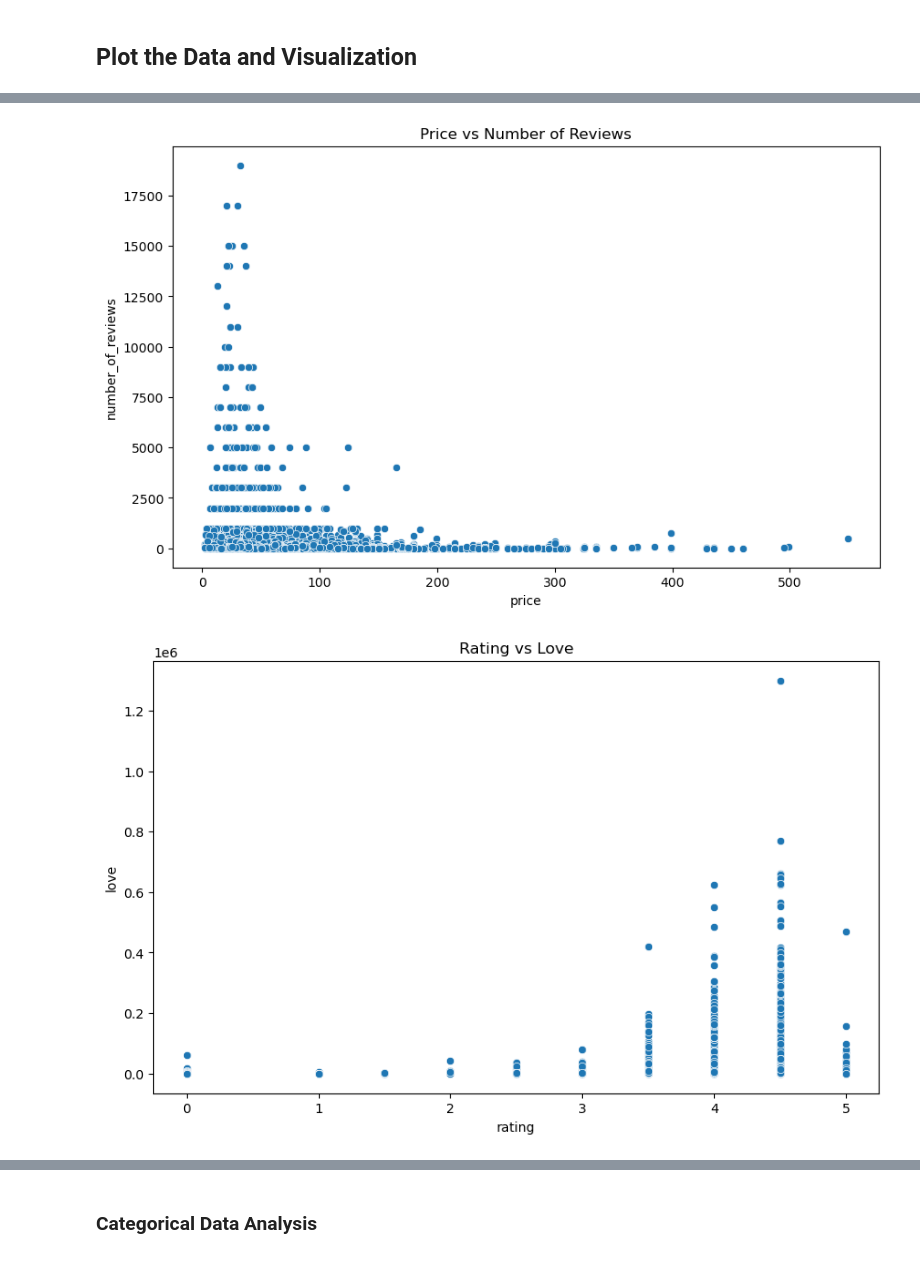
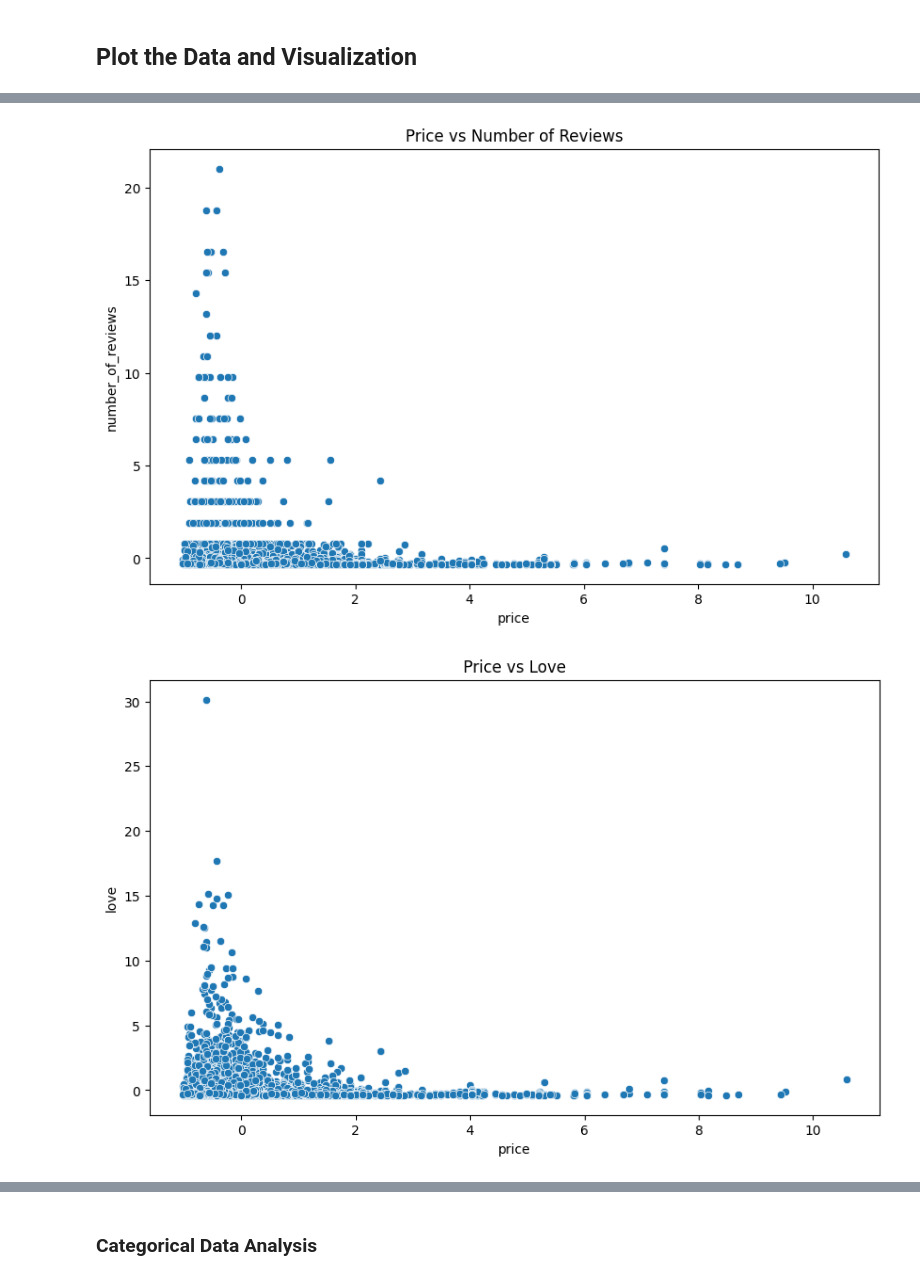
Before and after one commit to LeoH10462/Sephora, a Jupyter notebook: CSE151A_Milestone2.ipynb, the cells around one changed output, grey strips where cells are left out. Cells and saved outputs as stored; diff of their text form; code cells hidden in the pictures.

```diff
--- a/CSE151A_Milestone2.ipynb
+++ b/CSE151A_Milestone2.ipynb
@@ -100,6 +128,11 @@ print("Unique Brands:", count_brand)
 Unique Products: 9106
 Unique Categories: 143
 Unique Brands: 324
+# %%
+# Selecting numerical columns for standardization
+numerical_features = ['price', 'rating', 'number_of_reviews', 'love']
+scaler = StandardScaler()
+data[numerical_features] = scaler.fit_transform(data[numerical_features])
 # %% [markdown]
 ## Plot the Data and Visualization
 # %%
@@ -121,5 +154,5 @@ plt.show()
 # %%
-# Scatter plots to explore relationships
+# Scatter plots
 plt.figure(figsize=(10, 6))
 sns.scatterplot(x='price', y='rating', data=data)
 plt.title('Price vs Rating')
@@ -131,7 +164,17 @@ plt.title('Price vs Number of Reviews')
 plt.show()
 
 plt.figure(figsize=(10, 6))
+sns.scatterplot(x='price', y='love', data=data)
+plt.title('Price vs Love')
+plt.show()
+
+plt.figure(figsize=(10, 6))
 sns.scatterplot(x='rating', y='love', data=data)
 plt.title('Rating vs Love')
 plt.show()
+
+plt.figure(figsize=(10, 6))
+sns.scatterplot(x='rating', y='number_of_reviews', data=data)
+plt.title('Rating vs Number of Reviews')
+plt.show()
 # %% [output]
@@ -139,2 +182,2 @@ plt.show()
-[figure, old version]
+[figure, new version]
-[figure, old version]
+[figure, new version]
```
Also changed, not shown: parts of 9 cells of this notebook.
